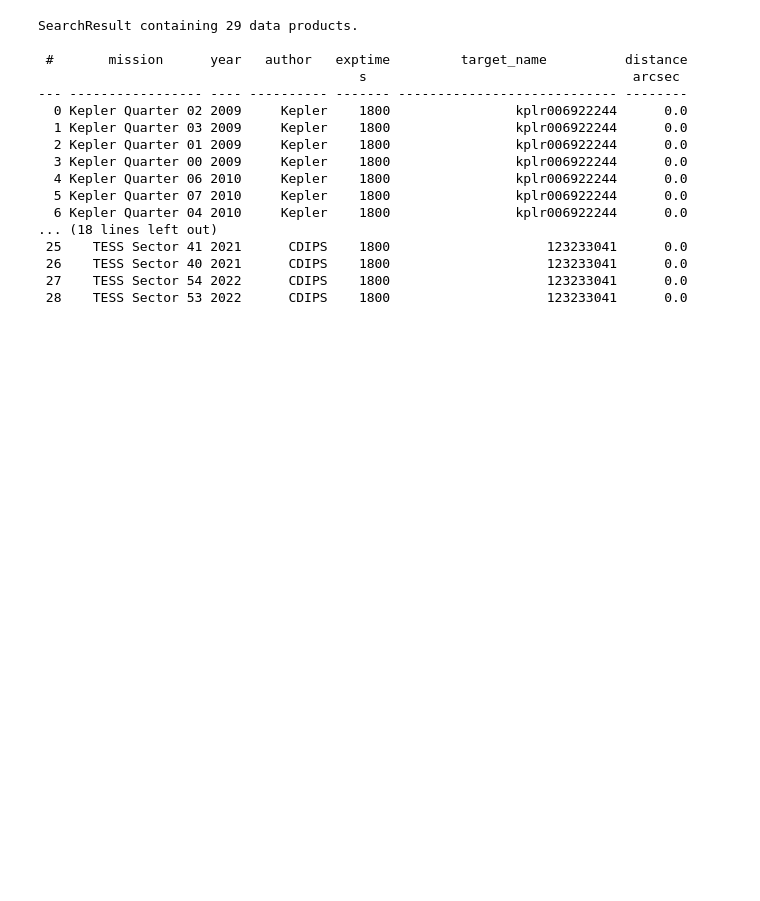
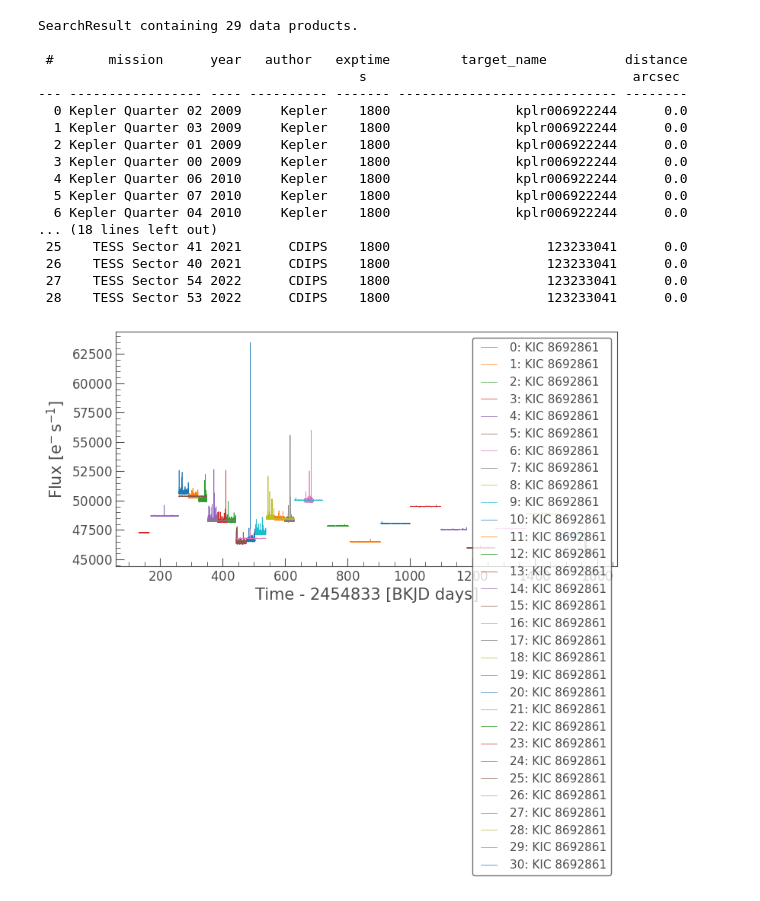
Before and after one commit to khadijaraza/spisproject, a Jupyter notebook: Data_Set_Exploration.ipynb, the cells around one changed output. Drawn from its saved outputs; the diff is of its cells as text; code cells hidden in the pictures; blank space fills up the shorter version.

```diff
--- a/Data_Set_Exploration.ipynb
+++ b/Data_Set_Exploration.ipynb
@@ -57,3 +68,11 @@ SearchResult containing 29 data products.
  26    TESS Sector 40 2021      CDIPS    1800                    123233041      0.0
  27    TESS Sector 54 2022      CDIPS    1800                    123233041      0.0
  28    TESS Sector 53 2022      CDIPS    1800                    123233041      0.0
+# %%
+# Search for Kepler observations of Kepler-69
+search_result = lk.search_lightcurve('Kepler-69', author = "Kepler")
+# Download all available Kepler light curves
+lc_collection = search_result.download_all()
+lc_collection.plot();
+# %% [output]
+[figure, added]
```
Also changed, not shown: parts of 6 cells of this notebook.
